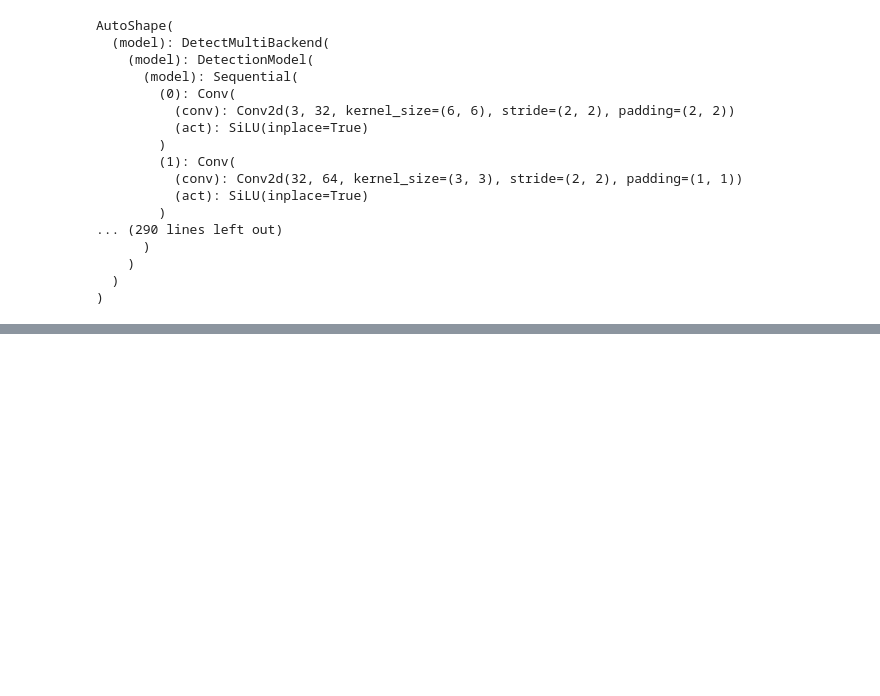
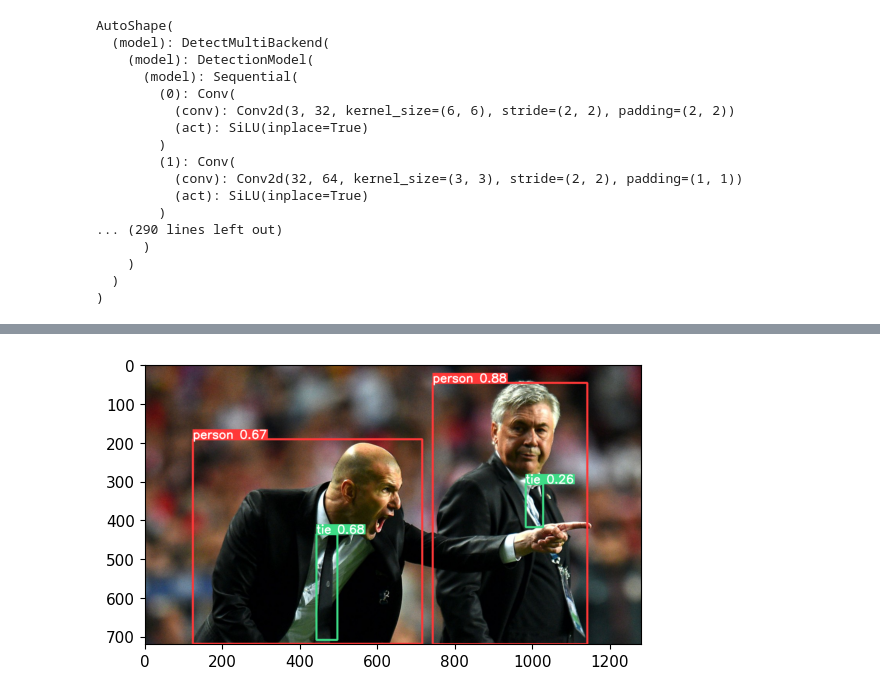
Before and after one commit to uchchhashkhan/Drowsiness-Detection-using-YOLO-Pytorch-and-python, a Jupyter notebook: drowsiness detection.ipynb, the cells around one changed output, grey strips where cells are left out. Drawn from its saved outputs; the diff is of its cells as text; code cells hidden in the pictures; blank space fills up the shorter version.

```diff
--- a/drowsiness detection.ipynb
+++ b/drowsiness detection.ipynb
@@ -66,0 +80,6 @@ RuntimeError: Couldn't load custom C++ ops. This can happen if your PyTorch and
+# %%
+%matplotlib inline
+plt.imshow(np.squeeze(results.render()))
+plt.show()
+# %% [output]
+[figure, added]
```
Also changed, not shown: parts of 5 cells of this notebook.
